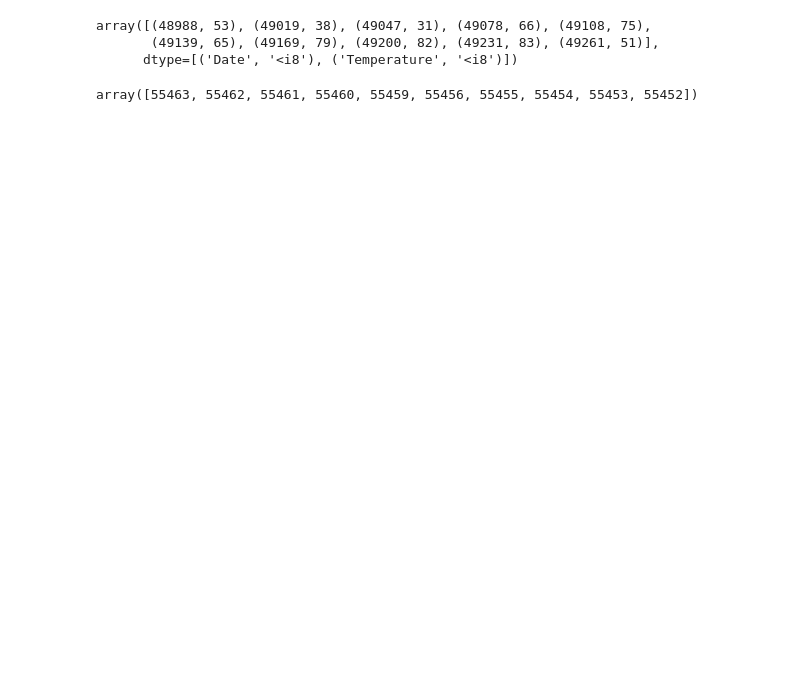
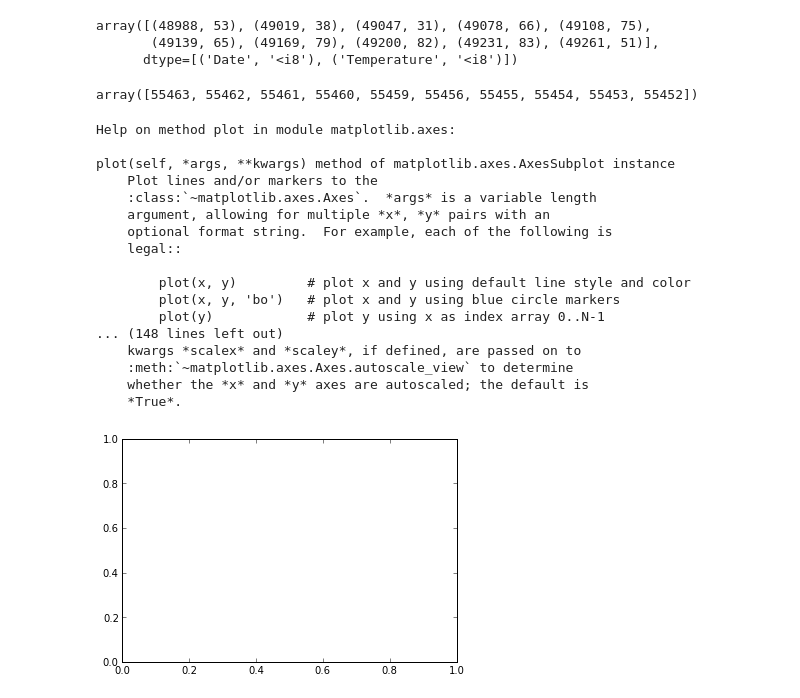
Before and after one commit to cotterman/Astro250_Python-for-Data-Scientists, a Jupyter notebook: hw03-plotting-cotterman/Q2/q2_experimentation.ipynb, the cells around one changed output. Cells and saved outputs as stored; diff of their text form; code cells hidden in the pictures; blank space fills up the shorter version.

```diff
--- a/hw03-plotting-cotterman/Q2/q2_experimentation.ipynb
+++ b/hw03-plotting-cotterman/Q2/q2_experimentation.ipynb
@@ -44,4 +24,26 @@ array([(48988, 53), (49019, 38), (49047, 31), (49078, 66), (49108, 75),
 dyahoo['Date'][:10]
 # %% [output]
 array([55463, 55462, 55461, 55460, 55459, 55456, 55455, 55454, 55453, 55452])
+# %%
+f, ax = plt.subplots()
+help(ax.plot)
+# %% [output]
+Help on method plot in module matplotlib.axes:
+
+plot(self, *args, **kwargs) method of matplotlib.axes.AxesSubplot instance
+    Plot lines and/or markers to the
+    :class:`~matplotlib.axes.Axes`.  *args* is a variable length
+    argument, allowing for multiple *x*, *y* pairs with an
+    optional format string.  For example, each of the following is
+    legal::
+
+        plot(x, y)         # plot x and y using default line style and color
+        plot(x, y, 'bo')   # plot x and y using blue circle markers
+        plot(y)            # plot y using x as index array 0..N-1
+... (148 lines left out)
+    kwargs *scalex* and *scaley*, if defined, are passed on to
+    :meth:`~matplotlib.axes.Axes.autoscale_view` to determine
+    whether the *x* and *y* axes are autoscaled; the default is
+    *True*.
+[figure, added]
 # %%
```
Also changed, not shown: parts of 3 cells of this notebook, 3 other files.
